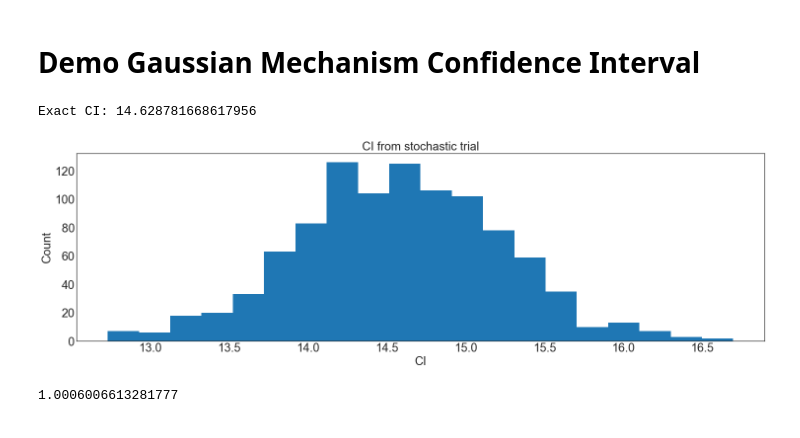
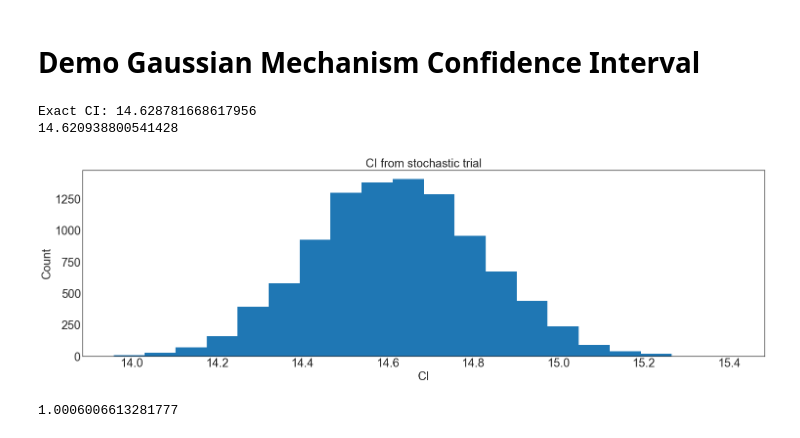
Before and after one commit to recurve-inc/eeprivacy, a Jupyter notebook: docs/demo-gaussian-helpers.ipynb, the cells around one changed output. Drawn from its saved outputs; the diff is of its cells as text; code cells hidden in the pictures.

```diff
--- a/docs/demo-gaussian-helpers.ipynb
+++ b/docs/demo-gaussian-helpers.ipynb
@@ -1,10 +1,8 @@
 # %% [markdown]
 # Demo Gaussian Mechanism Confidence Interval #
 # %%
-from eeprivacy import (
-  gaussian_mechanism,
-  gaussian_mechanism_confidence_interval,
-  gaussian_mechanism_epsilon_for_confidence_interval,
+from eeprivacy.mechanisms import (
+    GaussianMechanism
 )
 
 import matplotlib.pyplot as plt
@@ -21,40 +19,43 @@ MD = 20
 LG = 24
 plt.rcParams.update({
     "figure.figsize": [25, 7],
     "legend.fontsize": MD,
     "axes.labelsize": LG,
     "axes.titlesize": LG,
     "xtick.labelsize": LG,
     "ytick.labelsize": LG,
 })
 
 # Exact
-ci = gaussian_mechanism_confidence_interval(
+ci = GaussianMechanism.confidence_interval(
   epsilon=1.0, sensitivity=1, confidence=0.95, delta=1e-12
 )
 print(f"Exact CI: {ci}")
 
 # Stochastic
 trials = []
 
-for t in range(1000):
+for t in range(10000):
 
-  res = gaussian_mechanism(
-    values=np.zeros(1000),
-    epsilon=1.0,
-    sensitivity=1.0,
+  res = GaussianMechanism.execute_batch(
+    values=np.zeros(10000),
+    epsilon=0.1,
+    sensitivity=100/1000,
     delta=1e-12
   )
   trials.append(np.quantile(res, 0.975))
+
+print(np.mean(trials))
 
 plt.hist(trials, bins=20)
 plt.title("CI from stochastic trial")
 plt.xlabel("CI")
 plt.ylabel("Count")
 plt.show()
 # %% [output]
 Exact CI: 14.628781668617956
+14.620938800541428
-[figure, old version]
+[figure, new version]
 # %%
 # Now the reverse
 epsilon = gaussian_mechanism_epsilon_for_confidence_interval(
```
Also changed, not shown: 13 other files.
